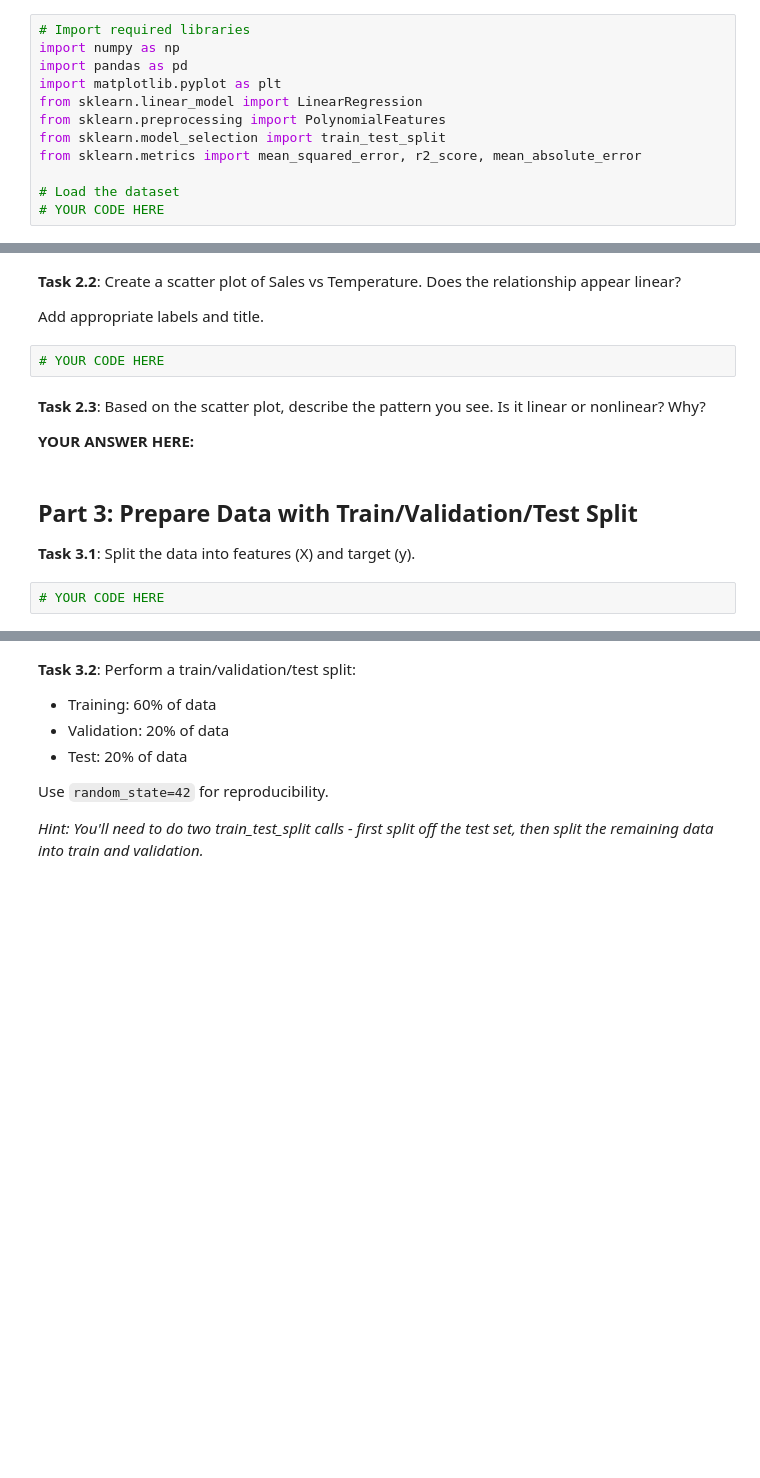
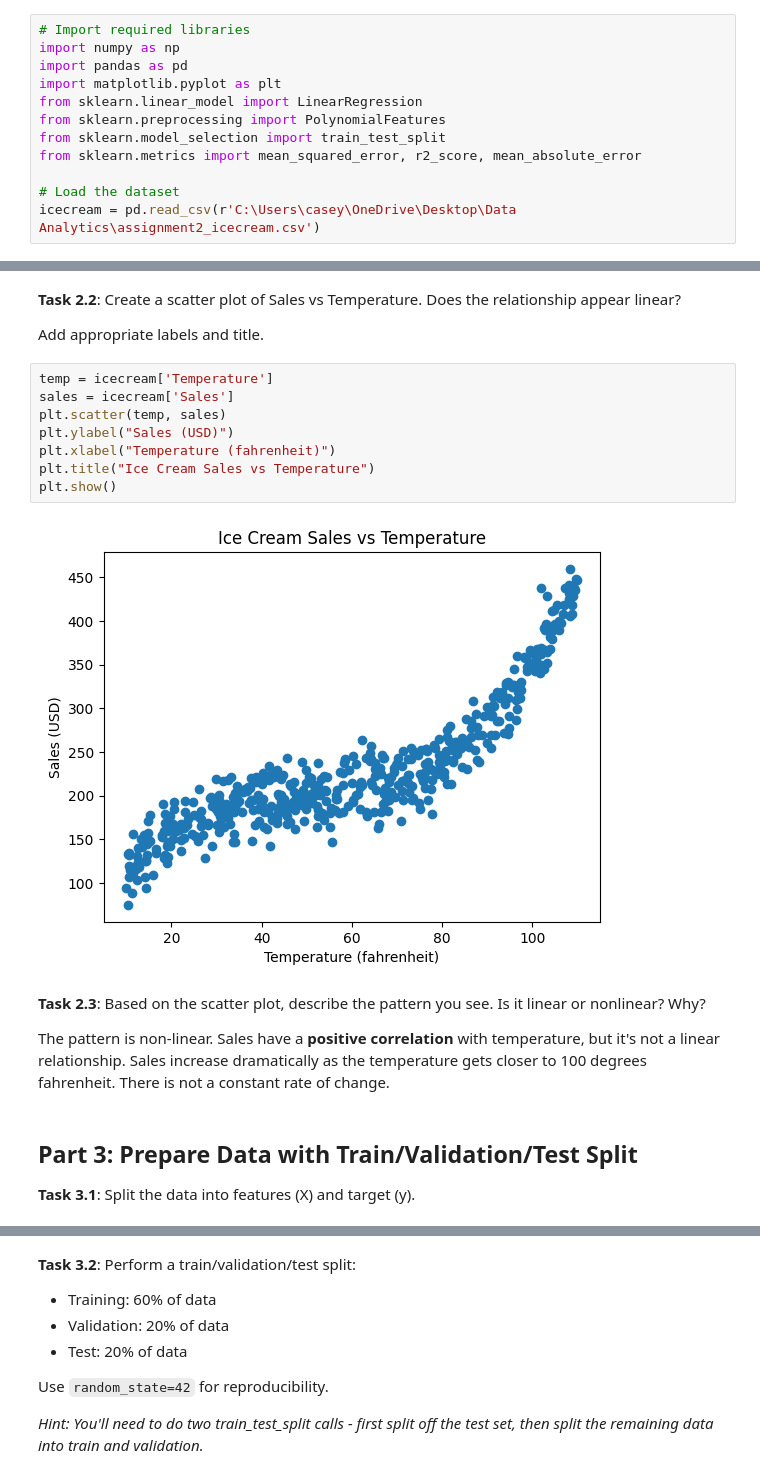
Before and after one commit to CaseyTomchuk/W12-Assignment, a Jupyter notebook: w12-assignment.ipynb, the cells around one changed output, grey strips where cells are left out. Saved outputs shown, nothing was run; the diff lists cells and outputs as text; blank space fills up the shorter version.

```diff
--- a/w12-assignment.ipynb
+++ b/w12-assignment.ipynb
@@ -32,7 +32,7 @@ from sklearn.model_selection import train_test_split
 from sklearn.metrics import mean_squared_error, r2_score, mean_absolute_error
 
 # Load the dataset
-# YOUR CODE HERE
+icecream = pd.read_csv(r'C:\Users\casey\OneDrive\Desktop\Data Analytics\assignment2_icecream.csv')
 # %% [markdown]
 ## Part 2: Exploratory Data Analysis
 
@@ -43,15 +63,21 @@ from sklearn.metrics import mean_squared_error, r2_score, mean_absolute_error
 **Task 2.2**: Create a scatter plot of Sales vs Temperature. Does the relationship appear linear?
 
 Add appropriate labels and title.
-# %%
-# YOUR CODE HERE
+# %%
+temp = icecream['Temperature']
+sales = icecream['Sales']
+plt.scatter(temp, sales)
+plt.ylabel("Sales (USD)")
+plt.xlabel("Temperature (fahrenheit)")
+plt.title("Ice Cream Sales vs Temperature")
+plt.show()
+# %% [output]
+[figure, added]
 # %% [markdown]
 **Task 2.3**: Based on the scatter plot, describe the pattern you see. Is it linear or nonlinear? Why?
 
-**YOUR ANSWER HERE:**
+The pattern is non-linear. Sales have a **positive correlation** with temperature, but it's not a linear relationship. Sales increase dramatically as the temperature gets closer to 100 degrees fahrenheit. There is not a constant rate of change.
 # %% [markdown]
 ## Part 3: Prepare Data with Train/Validation/Test Split
 
 **Task 3.1**: Split the data into features (X) and target (y).
-# %%
-# YOUR CODE HERE
```
Also changed, not shown: parts of 14 cells of this notebook.
